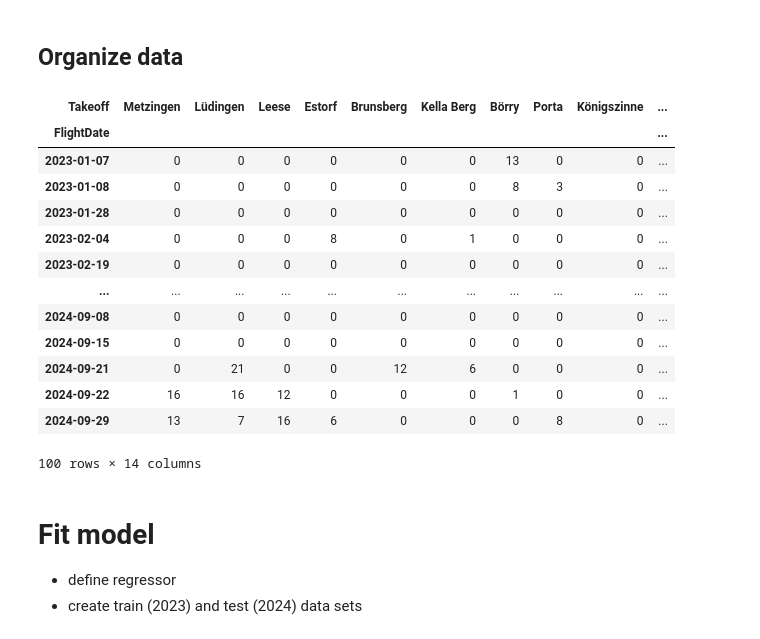
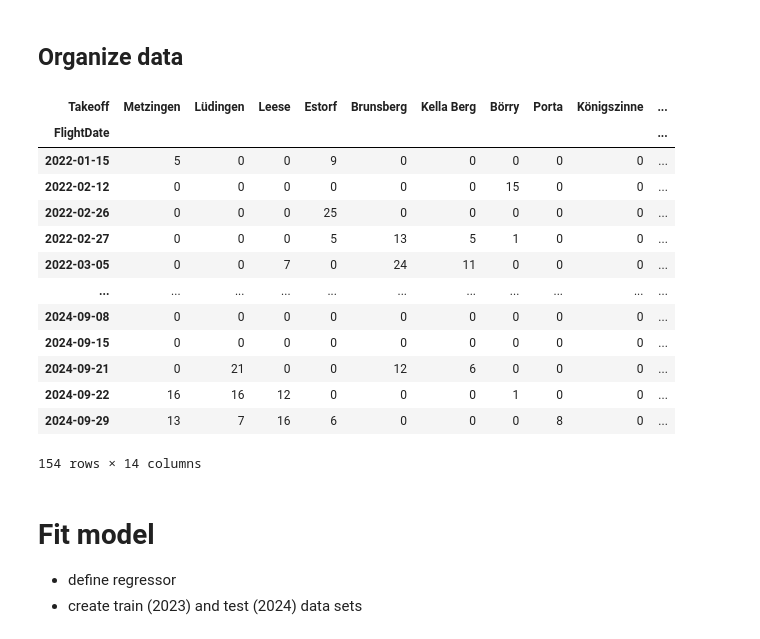
Before and after one commit to rappakos/flugbetrieb-metzingen, a Jupyter notebook: dhvxc/dhvxc_region.ipynb, the cells around one changed output. Saved outputs shown, nothing was run; the diff lists cells and outputs as text; code cells hidden in the pictures.

```diff
--- a/dhvxc/dhvxc_region.ipynb
+++ b/dhvxc/dhvxc_region.ipynb
@@ -61,7 +61,7 @@ from wetter import get_wind_data,get_rain_data
 
 load_dotenv('../.env')
 
-timeframe_start,timeframe_end = 2023010100,2024123123
+timeframe_start,timeframe_end = 2022010100,2024123123
 
 df_wind = get_wind_data(timeframe_start,timeframe_end ,13) # @ 13:00
 df_wind['Date'] = df_wind.apply(lambda row: datetime.strptime(str(row['MESS_DATUM'])[:8], "%Y%m%d").strftime( "%Y-%m-%d"), axis=1)
@@ -114,46 +114,46 @@ wind_dir = {
     290: 'WNW',
     300: 'WNW',
     310: 'NW',
     320: 'NW',
     330: 'NNW',
     340: 'NNW',
     350: 'N',
     360: 'N'
 }
 
 
 #df_results[['FlightDate', 'Takeoff']].groupby('Takeoff').aggregate(['min','max'])
-df_results = df_results[(df_results['FlightDate']>'2023-01-01') & (df_results['FlightDate']<'2024-10-01')]
+df_results = df_results[(df_results['FlightDate']>'2022-01-01') & (df_results['FlightDate']<'2024-10-01')]
 
 df_results['Takeoff'] = df_results.apply(lambda row: row['Takeoff'].split('-')[0].strip() ,axis=1)
 df_gr= df_results[['FlightDate', 'Takeoff','Duration']].groupby(by=['Takeoff','FlightDate' ]).aggregate(count=('Duration','count')).reset_index()
 #df_gr.tail()
 df_pvt = pd.pivot_table(df_gr,index='FlightDate',columns='Takeoff',aggfunc='sum', fill_value=0)
 df_pvt.columns = df_pvt.columns.droplevel(0)
 df_pvt = df_pvt[['Metzingen','Lüdingen','Leese','Estorf','Brunsberg','Kella Berg','Börry','Porta','Königszinne','Rammelsberg']]
 df_pvt['Year'] = df_pvt.apply(lambda row: str(row.name)[:4], axis=1)
 df_pvt['Weekday'] = df_pvt.apply(lambda row: datetime.strptime(row.name,'%Y-%m-%d').strftime("%A"), axis=1)
 df_pvt['HAJ Wind dir'] = df_pvt.apply(lambda row:wind_dir[df_wind.loc[row.name,'direction']] if df_wind.index.intersection([row.name]).any() else None,axis=1)
 df_pvt['HAJ Wind str'] = df_pvt.apply(lambda row:df_wind.loc[row.name,'strength']*3.6 if df_wind.index.intersection([row.name]).any() else None,axis=1)
 
 
 filter = df_pvt['Weekday'].isin(['Saturday','Sunday'])
 df_pvt[(df_pvt['Metzingen']>=0) & (filter)]
 # %% [output]
 | Takeoff | Metzingen | Lüdingen | Leese | Estorf | Brunsberg | Kella Berg | Börry | Porta | Königszinne | ... |
 | FlightDate |  |  |  |  |  |  |  |  |  | ... |
-| 2023-01-07 | 0 | 0 | 0 | 0 | 0 | 0 | 13 | 0 | 0 | ... |
-| 2023-01-08 | 0 | 0 | 0 | 0 | 0 | 0 | 8 | 3 | 0 | ... |
-| 2023-01-28 | 0 | 0 | 0 | 0 | 0 | 0 | 0 | 0 | 0 | ... |
-| 2023-02-04 | 0 | 0 | 0 | 8 | 0 | 1 | 0 | 0 | 0 | ... |
-| 2023-02-19 | 0 | 0 | 0 | 0 | 0 | 0 | 0 | 0 | 0 | ... |
+| 2022-01-15 | 5 | 0 | 0 | 9 | 0 | 0 | 0 | 0 | 0 | ... |
+| 2022-02-12 | 0 | 0 | 0 | 0 | 0 | 0 | 15 | 0 | 0 | ... |
+| 2022-02-26 | 0 | 0 | 0 | 25 | 0 | 0 | 0 | 0 | 0 | ... |
+| 2022-02-27 | 0 | 0 | 0 | 5 | 13 | 5 | 1 | 0 | 0 | ... |
+| 2022-03-05 | 0 | 0 | 7 | 0 | 24 | 11 | 0 | 0 | 0 | ... |
 | ... | ... | ... | ... | ... | ... | ... | ... | ... | ... | ... |
 | 2024-09-08 | 0 | 0 | 0 | 0 | 0 | 0 | 0 | 0 | 0 | ... |
 | 2024-09-15 | 0 | 0 | 0 | 0 | 0 | 0 | 0 | 0 | 0 | ... |
 | 2024-09-21 | 0 | 21 | 0 | 0 | 12 | 6 | 0 | 0 | 0 | ... |
 | 2024-09-22 | 16 | 16 | 12 | 0 | 0 | 0 | 1 | 0 | 0 | ... |
 | 2024-09-29 | 13 | 7 | 16 | 6 | 0 | 0 | 0 | 8 | 0 | ... |
-100 rows × 14 columns
+154 rows × 14 columns
 # %% [markdown]
 # Fit model
 
```
Also changed, not shown: parts of 4 cells of this notebook, 1 other file.
